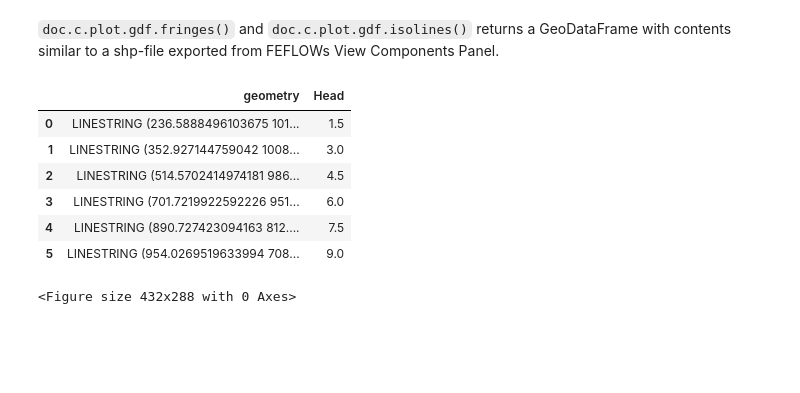
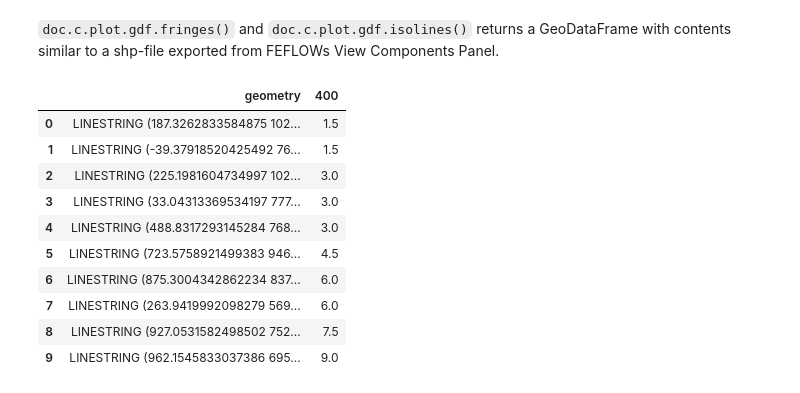
Before and after one commit to red5alex/ifm_contrib, a Jupyter notebook: doc/Notebooks/pandas-fringes-and-isolines.ipynb, the cells around one changed output. Saved outputs shown, nothing was run; the diff lists cells and outputs as text; code cells hidden in the pictures; blank space fills up the shorter version.

```diff
--- a/doc/Notebooks/pandas-fringes-and-isolines.ipynb
+++ b/doc/Notebooks/pandas-fringes-and-isolines.ipynb
@@ -5,9 +5,3 @@ GeoPANDAS is a Python library with powerfull features for 2D Geometry operations
 The `doc.c.plot.gdf` object provides features to export plots similar to those in FEFLOW's View Components Panel to GeoPandas GeoDataFrames.
 
 *contact: [Alex Renz](https://github.com/red5alex), are@dhigroup.com*
-# %%
-import sys
-sys.path.append("C:/Program Files/DHI/2019/FEFLOW 7.2/python")
-import ifm_contrib as ifm
-ifm.forceLicense("Viewer")
-doc = ifm.loadDocument("./example_data/example_2D.dac")
@@ -17,15 +15,20 @@ import matplotlib.pyplot as plt
+# %%
+doc = ifm.loadDocument("./../../unittests/models/example_2D.dac")
 # %% [markdown]
 `doc.c.plot.gdf.fringes()` and `doc.c.plot.gdf.isolines()` returns a GeoDataFrame with contents similar to a shp-file exported from FEFLOWs View Components Panel.
 # %%
 # get isocontourlines of head as geodataframe
-gdf_isolines = doc.c.plot.gdf.isolines("Head")
+gdf_isolines = doc.c.plot.gdf.isolines(par=Enum.P_HEAD)
 gdf_isolines
 # %% [output]
-|  | geometry | Head |
-| 0 | LINESTRING (236.5888496103675 101... | 1.5 |
-| 1 | LINESTRING (352.927144759042 1008... | 3.0 |
-| 2 | LINESTRING (514.5702414974181 986... | 4.5 |
-| 3 | LINESTRING (701.7219922592226 951... | 6.0 |
-| 4 | LINESTRING (890.727423094163 812.... | 7.5 |
-| 5 | LINESTRING (954.0269519633994 708... | 9.0 |
+|  | geometry | 400 |
+| 0 | LINESTRING (187.3262833584875 102... | 1.5 |
+| 1 | LINESTRING (-39.37918520425492 76... | 1.5 |
+| 2 | LINESTRING (225.1981604734997 102... | 3.0 |
+| 3 | LINESTRING (33.04313369534197 777... | 3.0 |
+| 4 | LINESTRING (488.8317293145284 768... | 3.0 |
+| 5 | LINESTRING (723.5758921499383 946... | 4.5 |
+| 6 | LINESTRING (875.3004342862234 837... | 6.0 |
+| 7 | LINESTRING (263.9419992098279 569... | 6.0 |
+| 8 | LINESTRING (927.0531582498502 752... | 7.5 |
+| 9 | LINESTRING (962.1545833037386 695... | 9.0 |
-<Figure size 432x288 with 0 Axes>
```
Also changed, not shown: parts of 4 cells of this notebook, 7 other files.
